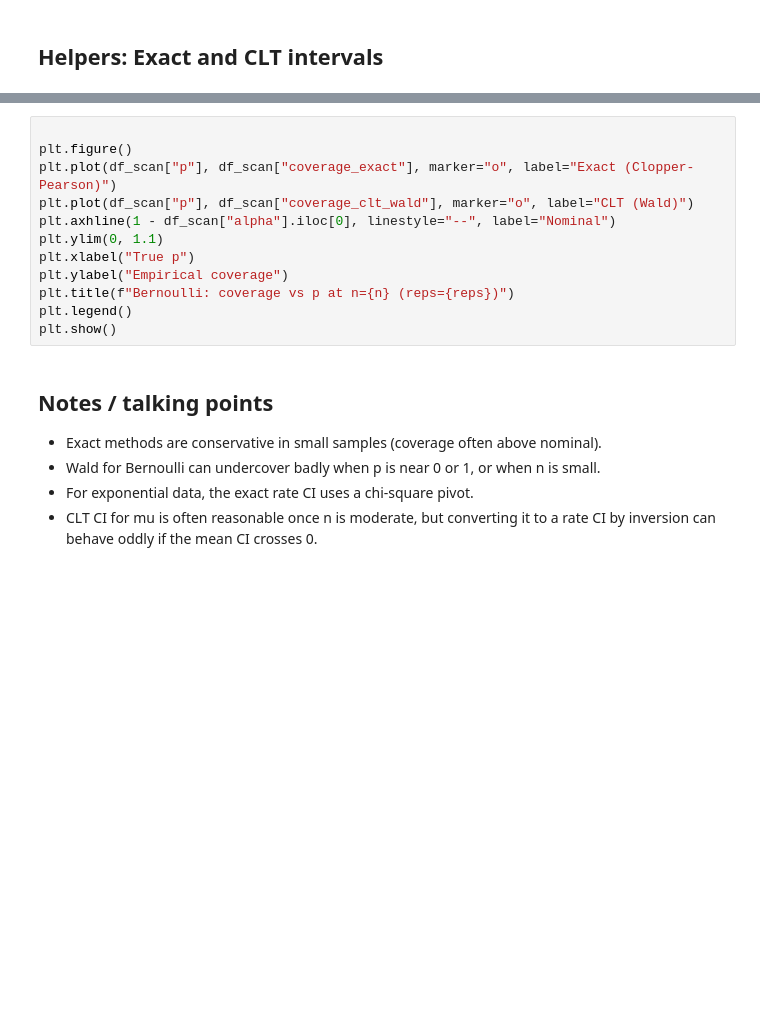
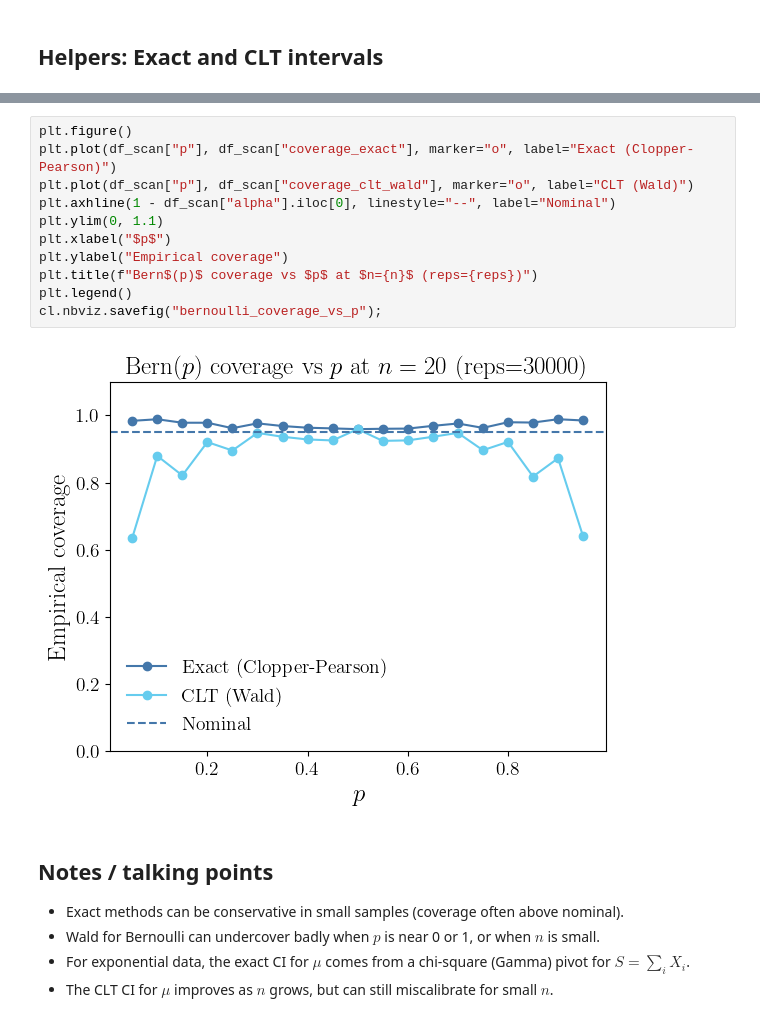
Before and after one commit to fjhickernell/MATH563Spring2026, a Jupyter notebook: classlib/classlib/notebooks/coverage_exact_vs_clt.ipynb, the cells around one changed output, grey strips where cells are left out. Drawn from its saved outputs; the diff is of its cells as text; blank space fills up the shorter version.

```diff
--- a/classlib/classlib/notebooks/coverage_exact_vs_clt.ipynb
+++ b/classlib/classlib/notebooks/coverage_exact_vs_clt.ipynb
@@ -304,20 +425,21 @@ df_scan.head()
 # %%
-
 plt.figure()
 plt.plot(df_scan["p"], df_scan["coverage_exact"], marker="o", label="Exact (Clopper-Pearson)")
 plt.plot(df_scan["p"], df_scan["coverage_clt_wald"], marker="o", label="CLT (Wald)")
 plt.axhline(1 - df_scan["alpha"].iloc[0], linestyle="--", label="Nominal")
 plt.ylim(0, 1.1)
-plt.xlabel("True p")
+plt.xlabel("$p$")
 plt.ylabel("Empirical coverage")
-plt.title(f"Bernoulli: coverage vs p at n={n} (reps={reps})")
+plt.title(f"Bern$(p)$ coverage vs $p$ at $n={n}$ (reps={reps})")
 plt.legend()
-plt.show()
+cl.nbviz.savefig("bernoulli_coverage_vs_p");
+# %% [output]
+[figure, added]
 # %% [markdown]
 
 ## Notes / talking points
 
-- Exact methods are conservative in small samples (coverage often above nominal).
-- Wald for Bernoulli can undercover badly when p is near 0 or 1, or when n is small.
-- For exponential data, the exact rate CI uses a chi-square pivot.
-- CLT CI for mu is often reasonable once n is moderate, but converting it to a rate CI by inversion can behave oddly if the mean CI crosses 0.
+- Exact methods can be conservative in small samples (coverage often above nominal).
+- Wald for Bernoulli can undercover badly when $p$ is near 0 or 1, or when $n$ is small.
+- For exponential data, the exact CI for $\mu$ comes from a chi-square (Gamma) pivot for $S=\sum_i X_i$.
+- The CLT CI for $\mu$ improves as $n$ grows, but can still miscalibrate for small $n$.
```
Also changed, not shown: parts of 23 cells of this notebook, 9 other files.
